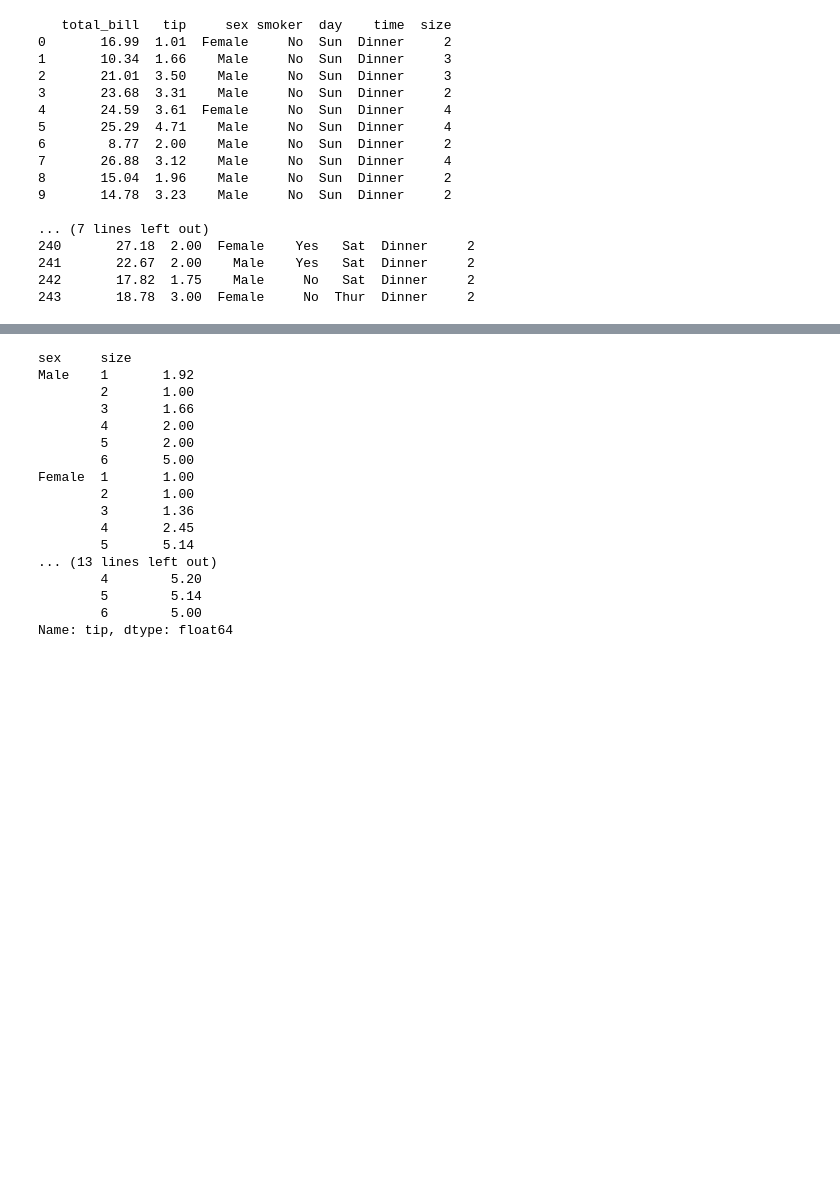
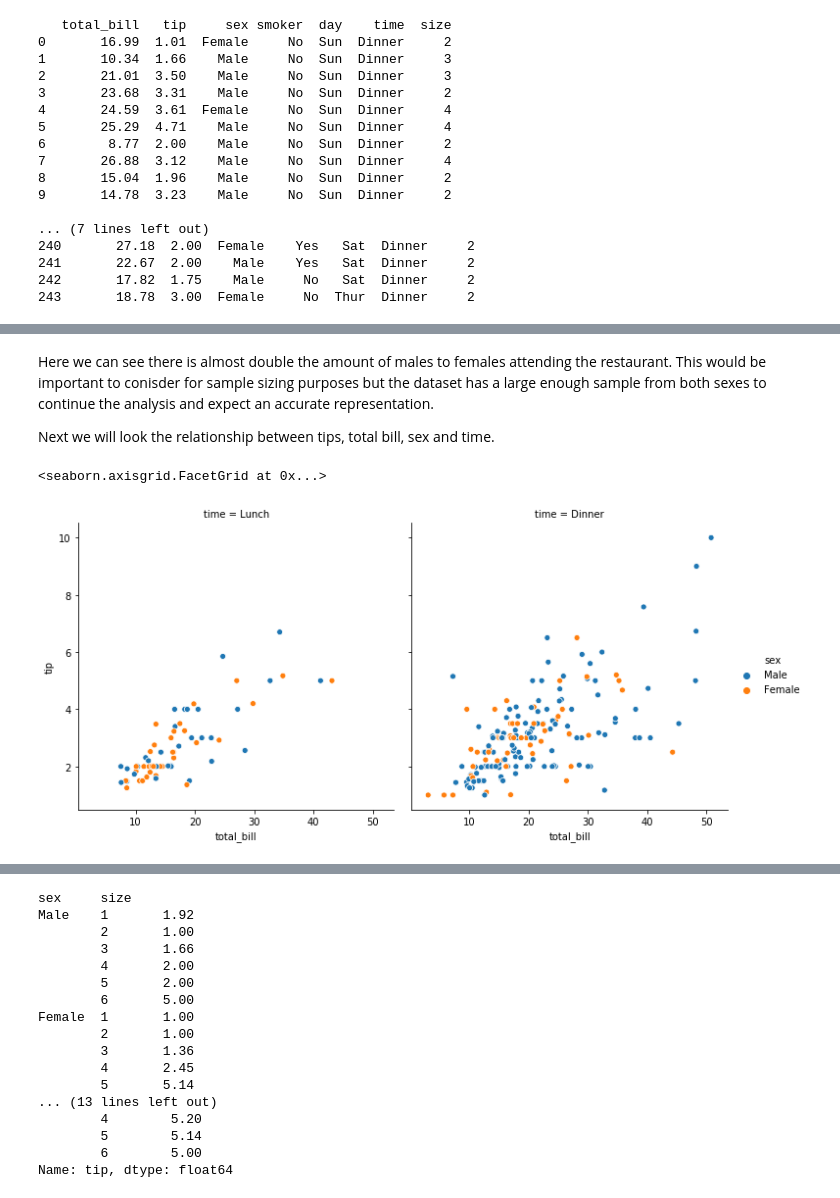
Before and after one commit to IanWafer/Fundamentals-Project, a Jupyter notebook: Fundamentals Of Data Analysis Assignment.ipynb, the cells around one changed output, grey strips where cells are left out. Saved outputs shown, nothing was run; the diff lists cells and outputs as text; code cells hidden in the pictures; blank space fills up the shorter version.

```diff
--- a/Fundamentals Of Data Analysis Assignment.ipynb
+++ b/Fundamentals Of Data Analysis Assignment.ipynb
@@ -35,0 +56,9 @@ print(tips.tail(10))
+# %% [markdown]
+Here we can see there is almost double the amount of males to females attending the restaurant. This would be important to conisder for sample sizing purposes but the dataset has a large enough sample from both sexes to continue the analysis and expect an accurate representation.
+
+Next we will look the relationship between tips, total bill, sex and time.
+# %%
+sns.relplot(x='total_bill', y='tip', hue='sex', col='time', data=tips)
+# %% [output]
+<seaborn.axisgrid.FacetGrid at 0x...>
+[figure, added]
```
Also changed, not shown: parts of 11 cells of this notebook.
